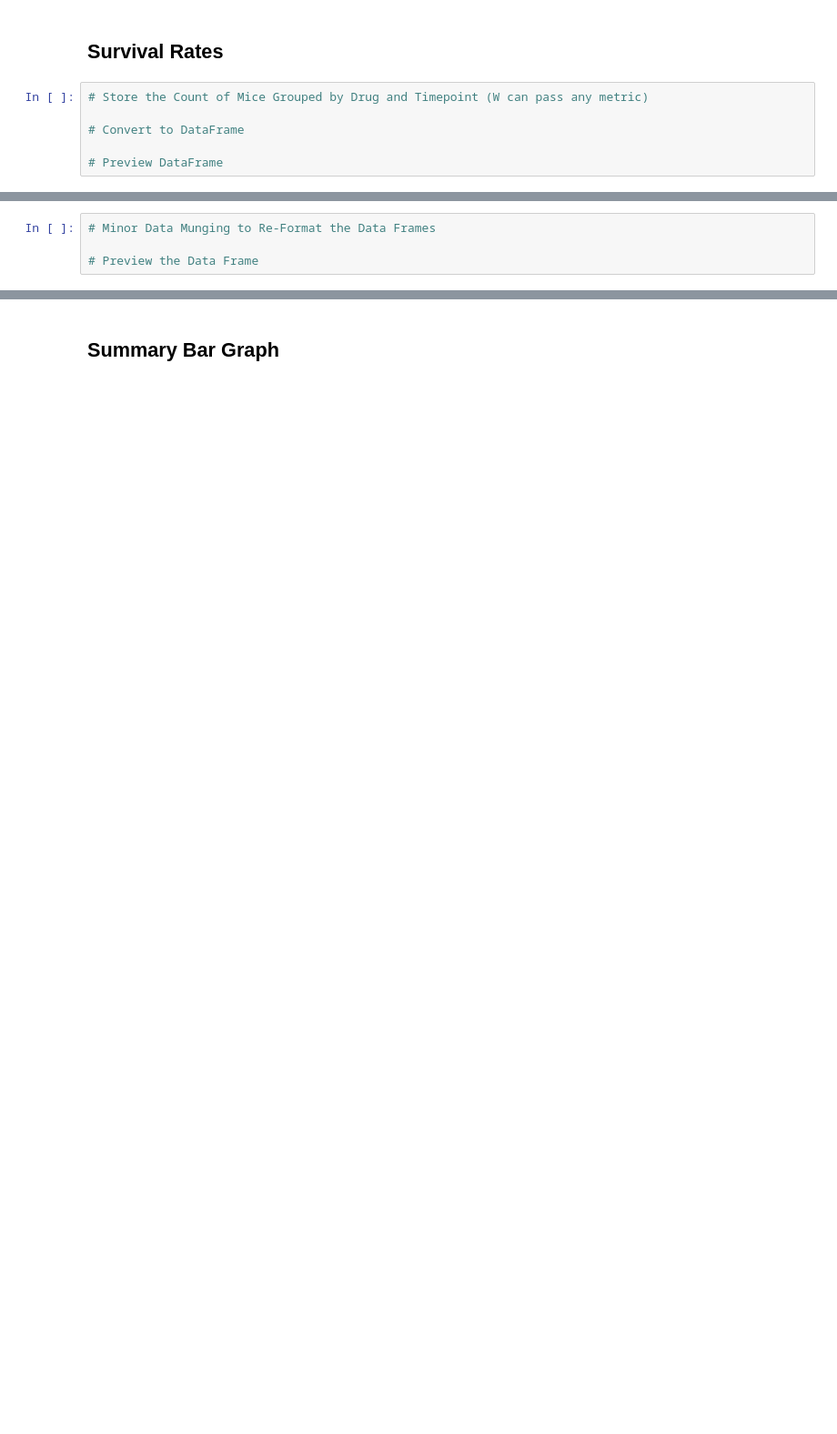
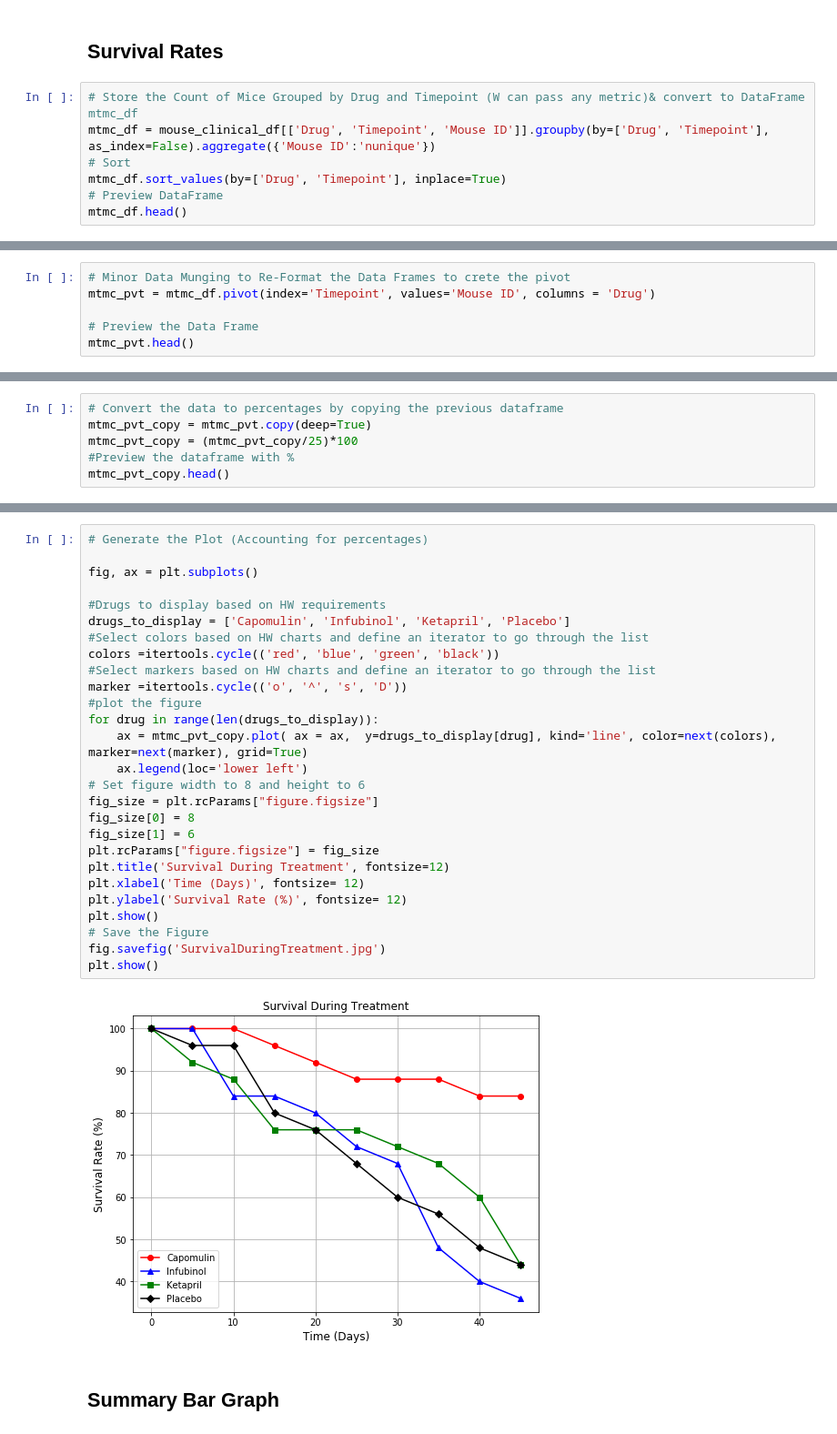
Before and after one commit to mcalambur/python-challenge, a Jupyter notebook: Pymaceuticals/pymaceuticals_starter.ipynb, the cells around one changed output, grey strips where cells are left out. Shown: that part at 91% size. Drawn from its saved outputs; the diff is of its cells as text; blank space fills up the shorter version.

```diff
--- a/Pymaceuticals/pymaceuticals_starter.ipynb
+++ b/Pymaceuticals/pymaceuticals_starter.ipynb
@@ -183,8 +257,9 @@ plt.show()
 # %% [markdown]
 ## Survival Rates
 # %%
-# Store the Count of Mice Grouped by Drug and Timepoint (W can pass any metric)
-
-# Convert to DataFrame
-
+# Store the Count of Mice Grouped by Drug and Timepoint (W can pass any metric)& convert to DataFrame mtmc_df
+mtmc_df = mouse_clinical_df[['Drug', 'Timepoint', 'Mouse ID']].groupby(by=['Drug', 'Timepoint'], as_index=False).aggregate({'Mouse ID':'nunique'})
+# Sort
+mtmc_df.sort_values(by=['Drug', 'Timepoint'], inplace=True)
 # Preview DataFrame
+mtmc_df.head()
@@ -199,4 +273,6 @@ plt.show()
 # %%
-# Minor Data Munging to Re-Format the Data Frames
+# Minor Data Munging to Re-Format the Data Frames to crete the pivot
+mtmc_pvt = mtmc_df.pivot(index='Timepoint', values='Mouse ID', columns = 'Drug')
 
 # Preview the Data Frame
+mtmc_pvt.head()
@@ -221,0 +287,6 @@ plt.show()
+# %%
+# Convert the data to percentages by copying the previous dataframe
+mtmc_pvt_copy = mtmc_pvt.copy(deep=True)
+mtmc_pvt_copy = (mtmc_pvt_copy/25)*100
+#Preview the dataframe with %
+mtmc_pvt_copy.head()
@@ -222,2 +301,31 @@ plt.show()
+# %%
+# Generate the Plot (Accounting for percentages)
+
+fig, ax = plt.subplots()
+
+#Drugs to display based on HW requirements
+drugs_to_display = ['Capomulin', 'Infubinol', 'Ketapril', 'Placebo']
+#Select colors based on HW charts and define an iterator to go through the list
+colors =itertools.cycle(('red', 'blue', 'green', 'black'))
+#Select markers based on HW charts and define an iterator to go through the list
+marker =itertools.cycle(('o', '^', 's', 'D'))
+#plot the figure
+for drug in range(len(drugs_to_display)):
+    ax = mtmc_pvt_copy.plot( ax = ax,  y=drugs_to_display[drug], kind='line', color=next(colors), marker=next(marker), grid=True)
+    ax.legend(loc='lower left')
+# Set figure width to 8 and height to 6
+fig_size = plt.rcParams["figure.figsize"]
+fig_size[0] = 8
+fig_size[1] = 6
+plt.rcParams["figure.figsize"] = fig_size
+plt.title('Survival During Treatment', fontsize=12)
+plt.xlabel('Time (Days)', fontsize= 12)
+plt.ylabel('Survival Rate (%)', fontsize= 12)
+plt.show()
+# Save the Figure
+fig.savefig('SurvivalDuringTreatment.jpg')
+plt.show()
+# %% [output]
+[figure, added]
 # %% [markdown]
 ## Summary Bar Graph
```
Also changed, not shown: parts of 37 cells of this notebook, 5 other files.
